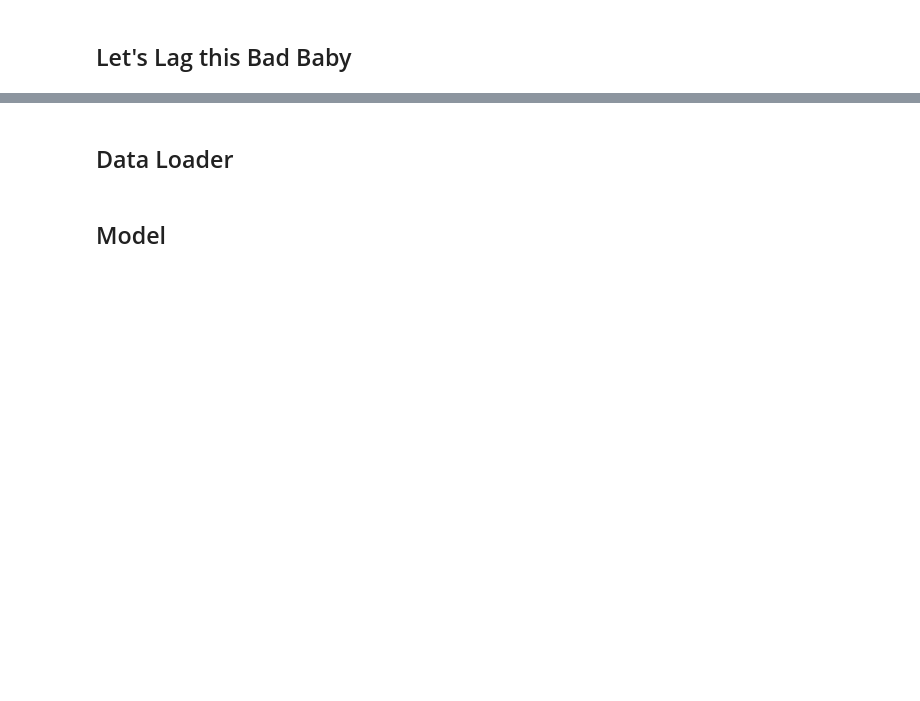
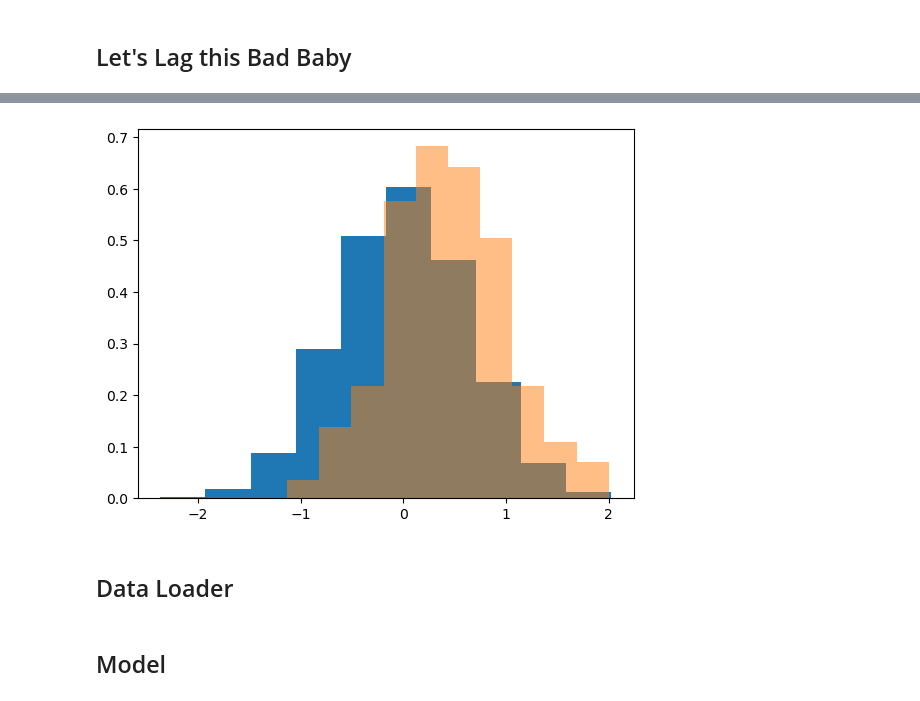
Before and after one commit to WillyChap/ViT_XAI, a Jupyter notebook: Models/LRP_ENSO.ipynb, the cells around one changed output, grey strips where cells are left out. Cells and saved outputs as stored; diff of their text form; code cells hidden in the pictures; blank space fills up the shorter version.

```diff
--- a/Models/LRP_ENSO.ipynb
+++ b/Models/LRP_ENSO.ipynb
@@ -157,3 +173,15 @@ Data variables:
+# %%
+# Define & Check Predictand Point (do not delete this bad boy; vital for exsistence)
+ilat = 10
+ilon = 30
+ynino = y_train_anom['TREHT'][:, ilat, ilon].sel(time=nino.time)
+yall = y_train_anom['TREHT'][:, ilat, ilon]
+
+plt.hist(yall,density=True)
+plt.hist(ynino,density=True,alpha=0.5)
+plt.show()
+# %% [output]
+[figure, added]
 # %% [markdown]
 ## Data Loader
 # %%
```
Also changed, not shown: parts of 21 cells of this notebook, 1 other file.
